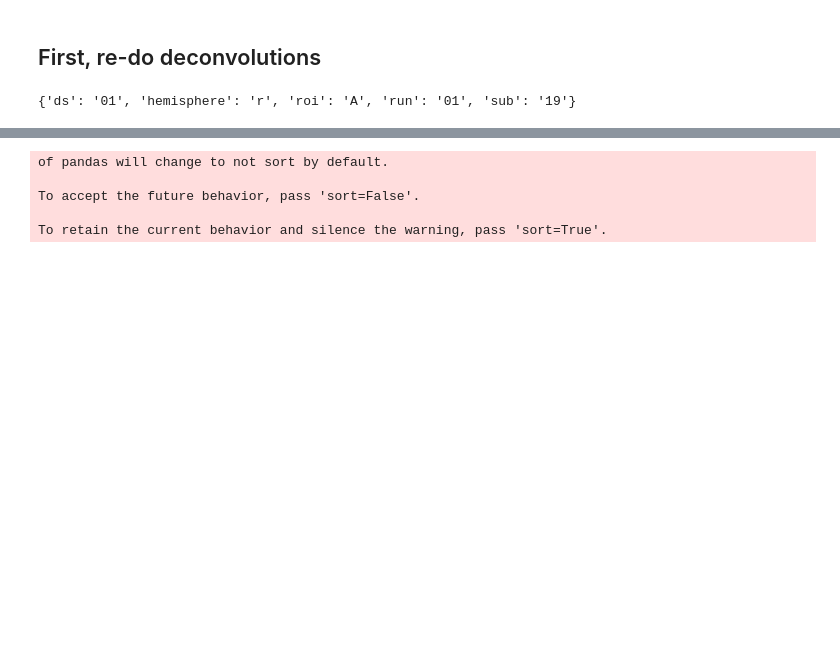
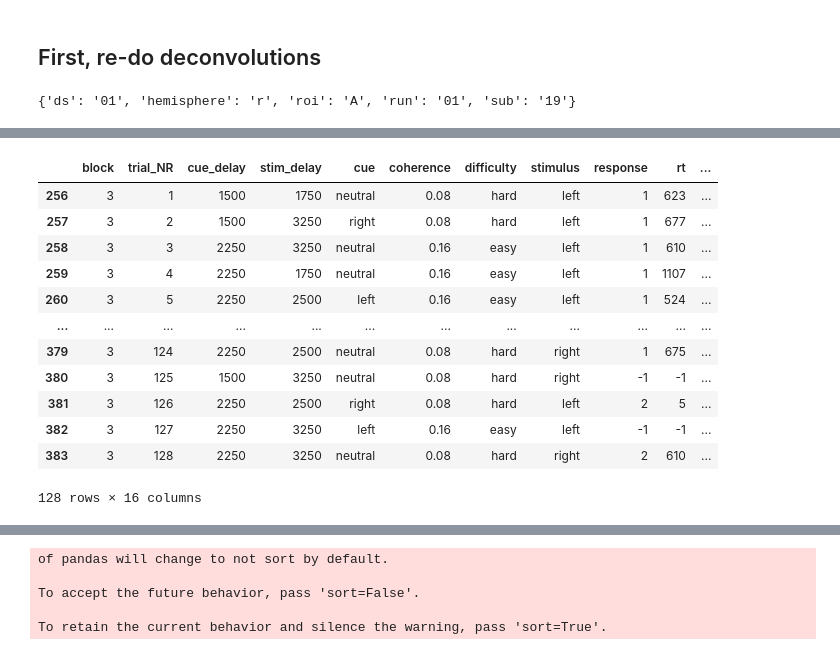
Before and after one commit to StevenM1/STNrep, a Jupyter notebook: Deconvolution.ipynb, the cells around one changed output, grey strips where cells are left out. Cells and saved outputs as stored; diff of their text form; code cells hidden in the pictures; blank space fills up the shorter version.

```diff
--- a/Deconvolution.ipynb
+++ b/Deconvolution.ipynb
@@ -57,0 +138,22 @@ df_pivoted.head()
+# %%
+tmp = pd.read_pickle('./derivatives/behavior.pkl')
+subject = '05'
+block = 3
+run = str(block).zfill(2)
+ds = 'ds-01'
+
+tmp.loc[(tmp.subject==subject) & (tmp.ds == ds) & (tmp.block == block)]
+# %% [output]
+|  | block | trial_NR | cue_delay | stim_delay | cue | coherence | difficulty | stimulus | response | rt | ... |
+| 256 | 3 | 1 | 1500 | 1750 | neutral | 0.08 | hard | left | 1 | 623 | ... |
+| 257 | 3 | 2 | 1500 | 3250 | right | 0.08 | hard | left | 1 | 677 | ... |
+| 258 | 3 | 3 | 2250 | 3250 | neutral | 0.16 | easy | left | 1 | 610 | ... |
+| 259 | 3 | 4 | 2250 | 1750 | neutral | 0.16 | easy | left | 1 | 1107 | ... |
+| 260 | 3 | 5 | 2250 | 2500 | left | 0.16 | easy | left | 1 | 524 | ... |
+| ... | ... | ... | ... | ... | ... | ... | ... | ... | ... | ... | ... |
+| 379 | 3 | 124 | 2250 | 2500 | neutral | 0.08 | hard | right | 1 | 675 | ... |
+| 380 | 3 | 125 | 1500 | 3250 | neutral | 0.08 | hard | right | -1 | -1 | ... |
+| 381 | 3 | 126 | 2250 | 2500 | right | 0.08 | hard | left | 2 | 5 | ... |
+| 382 | 3 | 127 | 2250 | 3250 | left | 0.16 | easy | left | -1 | -1 | ... |
+| 383 | 3 | 128 | 2250 | 3250 | neutral | 0.08 | hard | right | 2 | 610 | ... |
+128 rows × 16 columns
```
Also changed, not shown: parts of 19 cells of this notebook, 4 other files.
